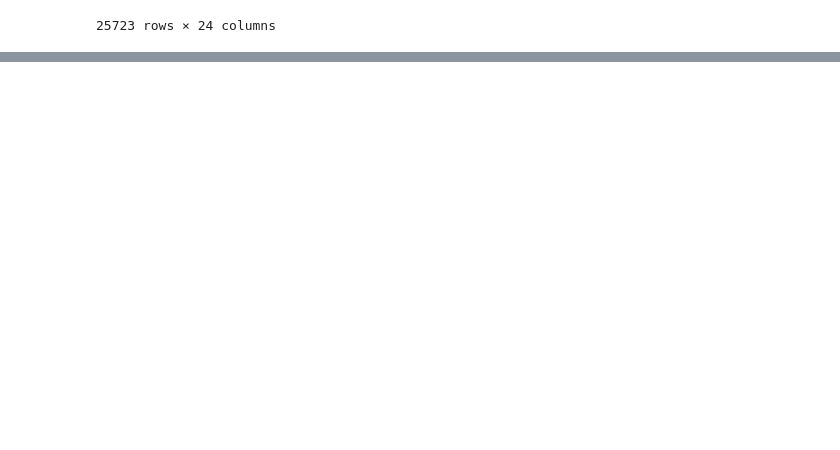
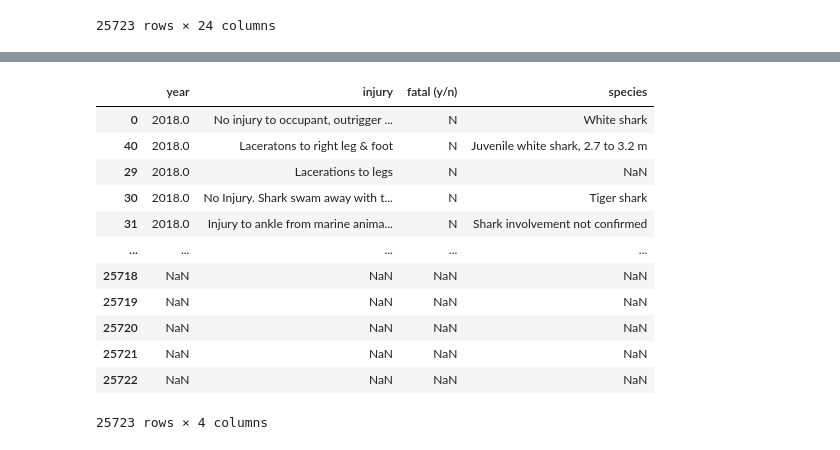
Before and after one commit to PaulaNuno/panda-sharks-attack, a Jupyter notebook: clean.ipynb, the cells around one changed output, grey strips where cells are left out. Drawn from its saved outputs; the diff is of its cells as text; code cells hidden in the pictures; blank space fills up the shorter version.

```diff
--- a/clean.ipynb
+++ b/clean.ipynb
@@ -102,0 +139,16 @@ df_myseries.head(6300)
+# %%
+my_series.sort_values(by=['year'],ascending=False)
+# %% [output]
+|  | year | injury | fatal (y/n) | species |
+| 0 | 2018.0 | No injury to occupant, outrigger ... | N | White shark |
+| 40 | 2018.0 | Laceratons to right leg & foot | N | Juvenile white shark, 2.7 to 3.2 m |
+| 29 | 2018.0 | Lacerations to legs | N | NaN |
+| 30 | 2018.0 | No Injury. Shark swam away with t... | N | Tiger shark |
+| 31 | 2018.0 | Injury to ankle from marine anima... | N | Shark involvement not confirmed |
+| ... | ... | ... | ... | ... |
+| 25718 | NaN | NaN | NaN | NaN |
+| 25719 | NaN | NaN | NaN | NaN |
+| 25720 | NaN | NaN | NaN | NaN |
+| 25721 | NaN | NaN | NaN | NaN |
+| 25722 | NaN | NaN | NaN | NaN |
+25723 rows × 4 columns
```
Also changed, not shown: parts of 11 cells of this notebook.
